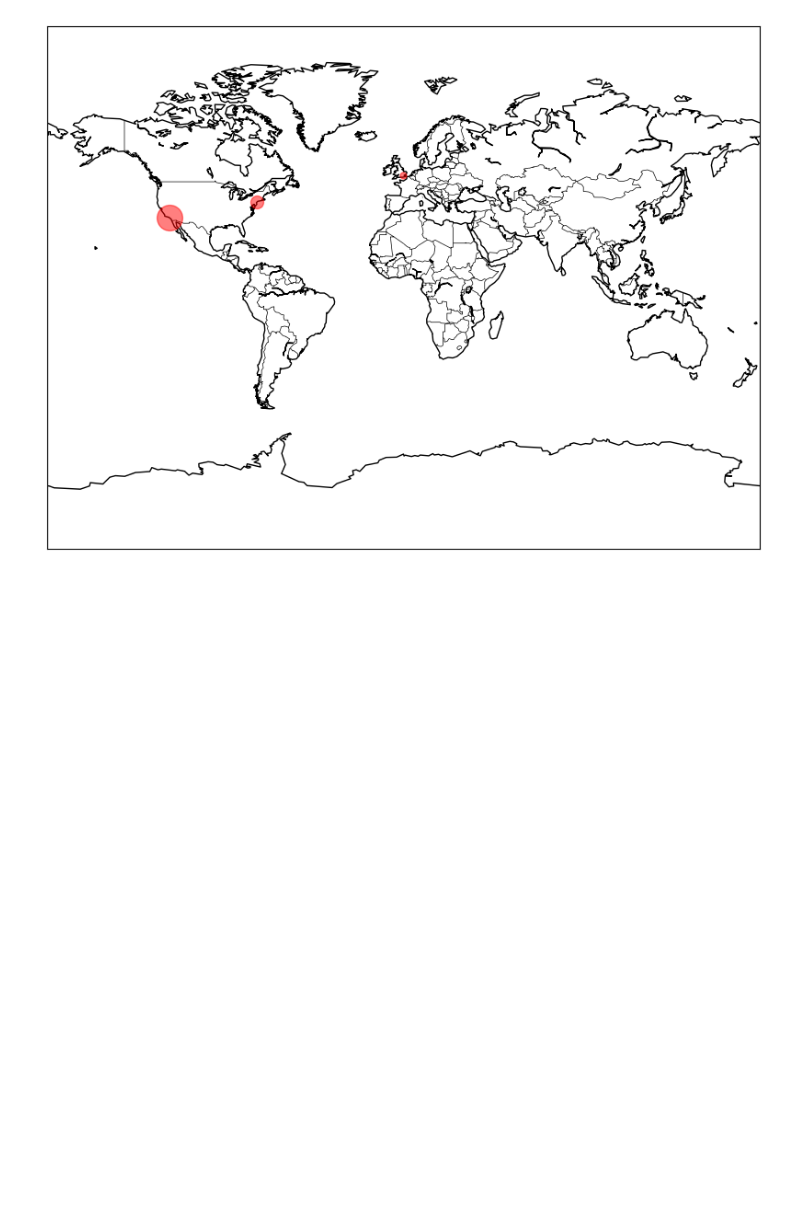
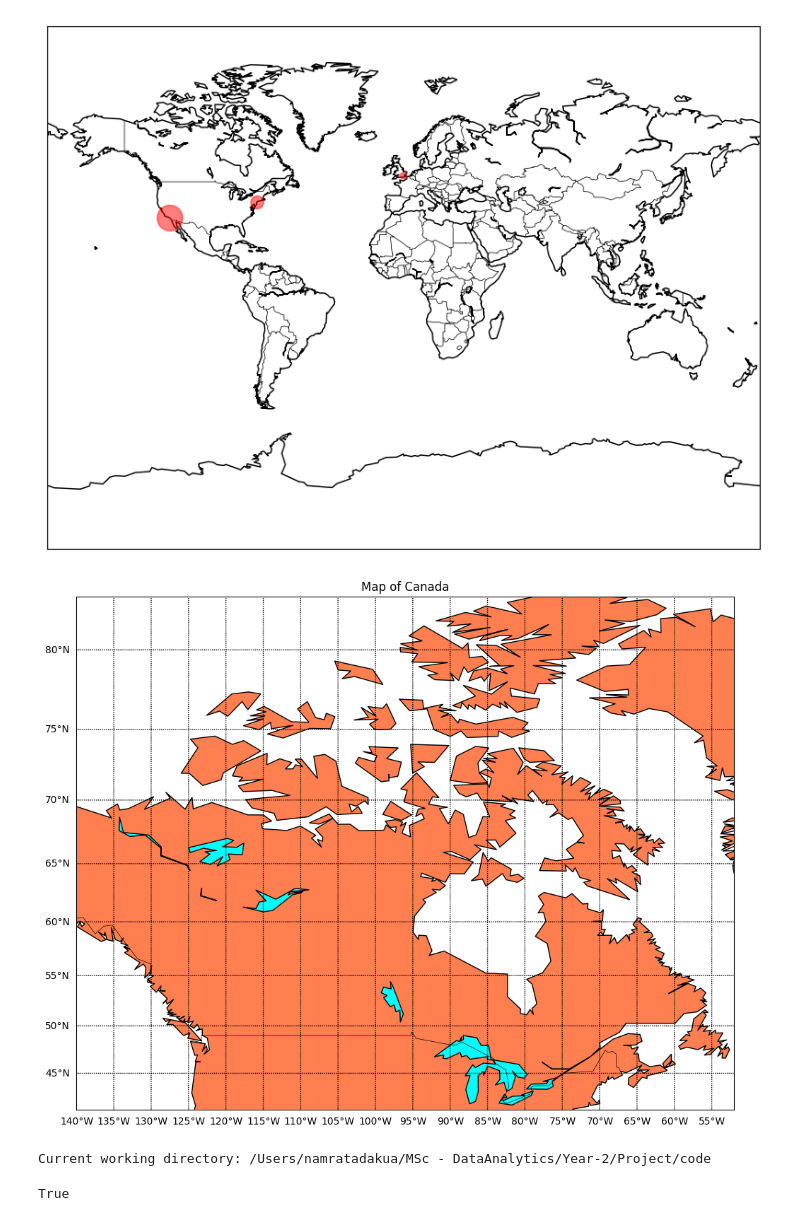
Before and after one commit to namratadakua/wildfire-prediction, a Jupyter notebook: plots_fire_data.ipynb, the cells around one changed output. Saved outputs shown, nothing was run; the diff lists cells and outputs as text; code cells hidden in the pictures; blank space fills up the shorter version.

Commit message:
creating basemap

```diff
--- a/plots_fire_data.ipynb
+++ b/plots_fire_data.ipynb
@@ -65,0 +166,43 @@ RuntimeError: No mappable was found to use for colorbar creation. First define a
+# %%
+import matplotlib.pyplot as plt
+from mpl_toolkits.basemap import Basemap
+
+# Increase the size of the plot
+plt.figure(figsize=(12, 10))
+
+# Create a Basemap instance for Canada
+m = Basemap(projection='mill', llcrnrlat=41, urcrnrlat=83, llcrnrlon=-140, urcrnrlon=-52, resolution='c')
+
+# Draw the coastlines and country borders
+m.drawcoastlines()
+m.fillcontinents(color='coral',lake_color='aqua')
+#m.drawstates()
+m.drawcountries()
+
+#m.readshapefile('shapefiles/lpr_000b16a_e', 'comarques')
+
+# Draw meridians and parallels
+m.drawparallels(range(40, 90, 5), labels=[1,0,0,0], fontsize=10)
+m.drawmeridians(range(-140, -50, 5), labels=[0,0,0,1], fontsize=10)
+
+# Add a title
+plt.title('Map of Canada')
+
+# Show the plot
+plt.show()
+# %% [output]
+[figure, added]
+# %%
+import os
+
+# Get the current working directory
+current_directory = os.getcwd()
+
+# Print the current working directory
+print("Current working directory:", current_directory)
+shapefile = 'canada'
+#os.path.exists('canada.shp')
+os.path.exists('%s.shp'%shapefile)
+# %% [output]
+Current working directory: /Users/namratadakua/MSc - DataAnalytics/Year-2/Project/code
+True
```
Also changed, not shown: parts of 4 cells of this notebook.
